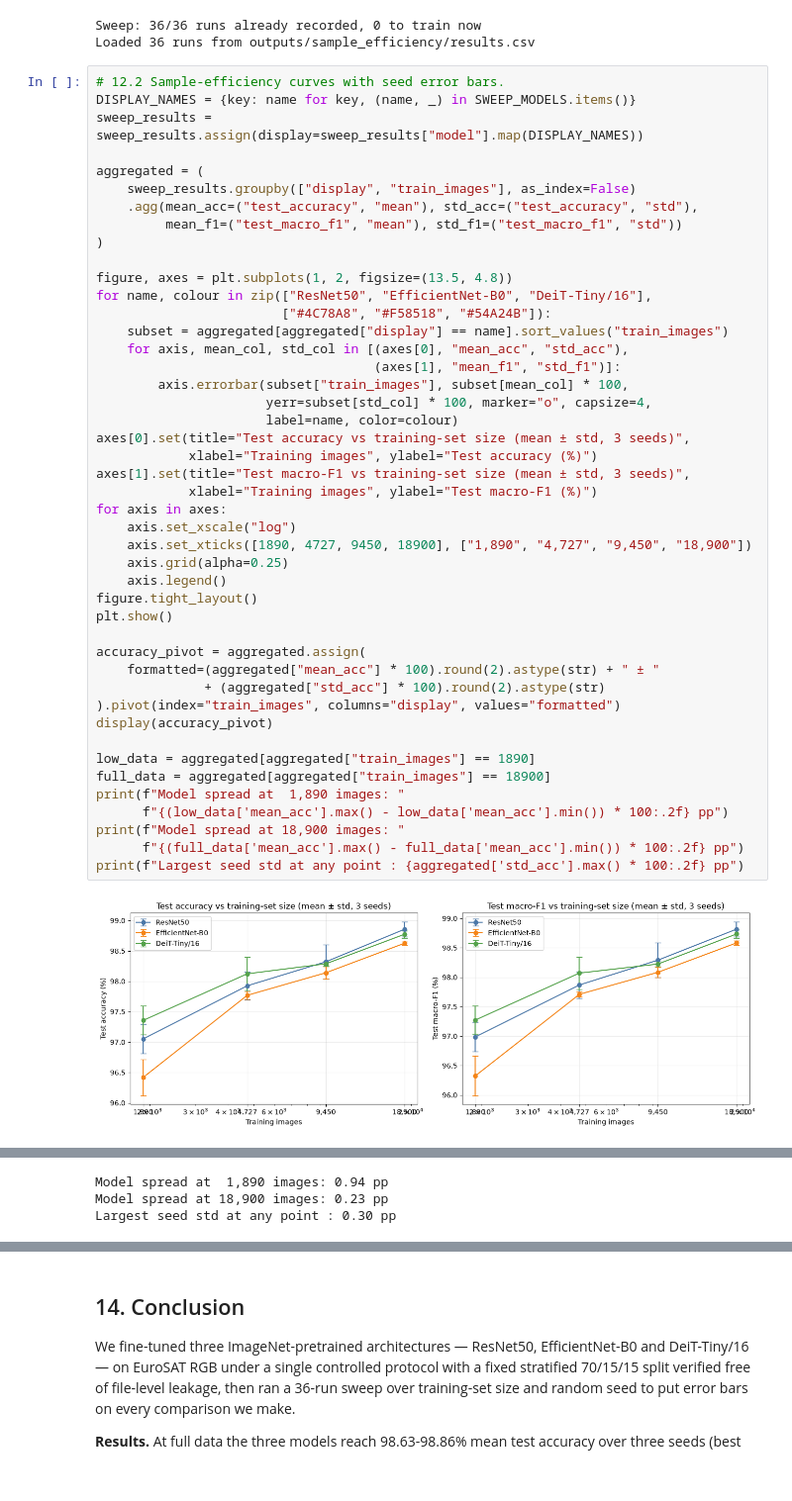
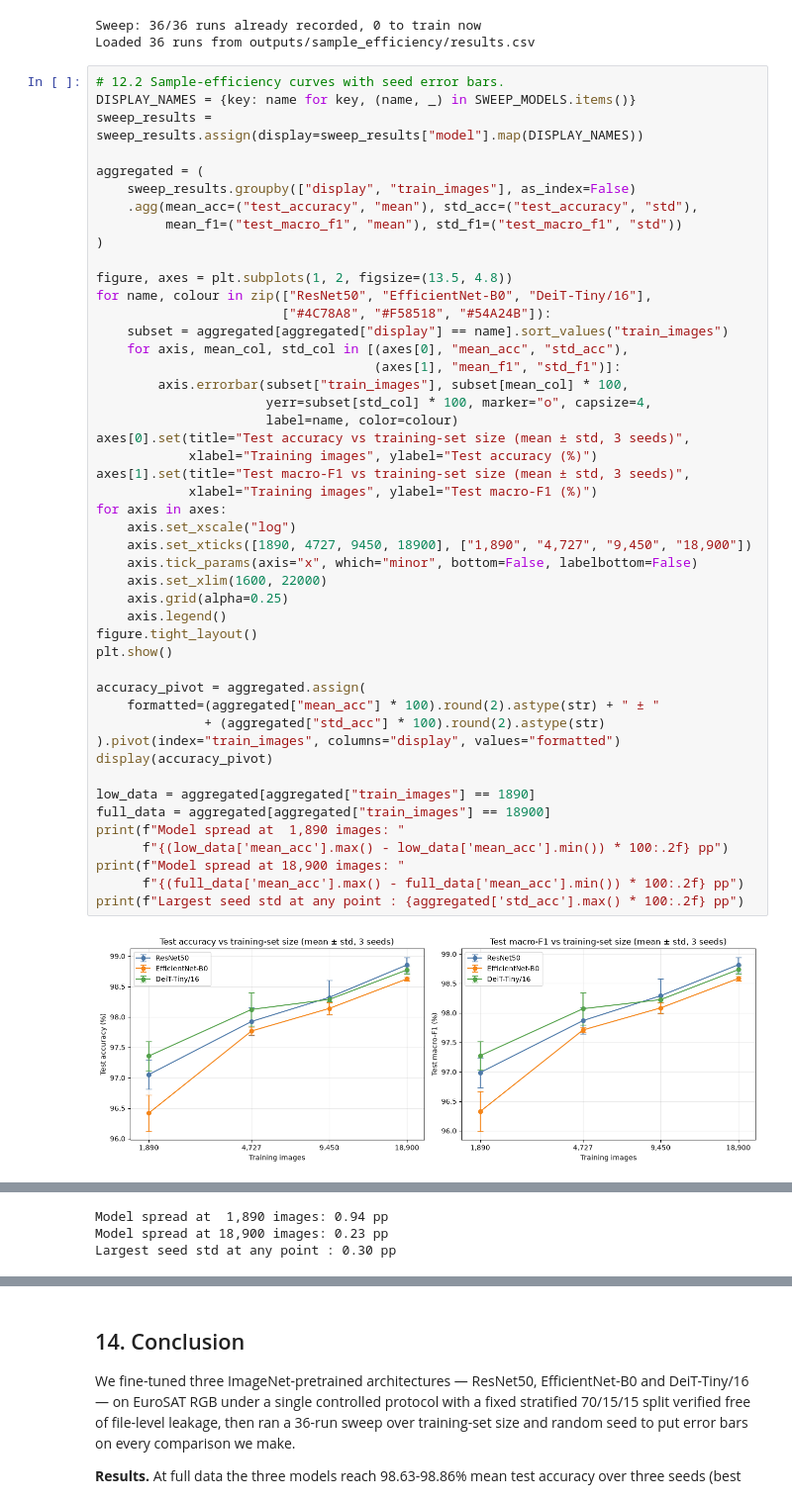
Before and after one commit to loy3z/9444-project-, a Jupyter notebook: COMP9444_EuroSAT_ResNet50_EfficientNet_DeiT_Integrated.ipynb, the cells around one changed output, grey strips where cells are left out. Shown at 99% size. Cells and saved outputs as stored; diff of their text form.

Commit message:
Refresh integrated notebook outputs and fix plot labels

```diff
--- a/COMP9444_EuroSAT_ResNet50_EfficientNet_DeiT_Integrated.ipynb
+++ b/COMP9444_EuroSAT_ResNet50_EfficientNet_DeiT_Integrated.ipynb
@@ -1321,34 +1321,36 @@ for name, colour in zip(["ResNet50", "EfficientNet-B0", "DeiT-Tiny/16"],
                                     (axes[1], "mean_f1", "std_f1")]:
         axis.errorbar(subset["train_images"], subset[mean_col] * 100,
                       yerr=subset[std_col] * 100, marker="o", capsize=4,
                       label=name, color=colour)
 axes[0].set(title="Test accuracy vs training-set size (mean ± std, 3 seeds)",
             xlabel="Training images", ylabel="Test accuracy (%)")
 axes[1].set(title="Test macro-F1 vs training-set size (mean ± std, 3 seeds)",
             xlabel="Training images", ylabel="Test macro-F1 (%)")
 for axis in axes:
     axis.set_xscale("log")
     axis.set_xticks([1890, 4727, 9450, 18900], ["1,890", "4,727", "9,450", "18,900"])
+    axis.tick_params(axis="x", which="minor", bottom=False, labelbottom=False)
+    axis.set_xlim(1600, 22000)
     axis.grid(alpha=0.25)
     axis.legend()
 figure.tight_layout()
 plt.show()
 
 accuracy_pivot = aggregated.assign(
     formatted=(aggregated["mean_acc"] * 100).round(2).astype(str) + " ± "
               + (aggregated["std_acc"] * 100).round(2).astype(str)
 ).pivot(index="train_images", columns="display", values="formatted")
 display(accuracy_pivot)
 
 low_data = aggregated[aggregated["train_images"] == 1890]
 full_data = aggregated[aggregated["train_images"] == 18900]
 print(f"Model spread at  1,890 images: "
       f"{(low_data['mean_acc'].max() - low_data['mean_acc'].min()) * 100:.2f} pp")
 print(f"Model spread at 18,900 images: "
       f"{(full_data['mean_acc'].max() - full_data['mean_acc'].min()) * 100:.2f} pp")
 print(f"Largest seed std at any point : {aggregated['std_acc'].max() * 100:.2f} pp")
 # %% [output]
-[figure, old version]
+[figure, new version]
 | display | DeiT-Tiny/16 | EfficientNet-B0 | ResNet50 |
 | train_images |  |  |  |
 | 1890 | 97.36 ± 0.24 | 96.42 ± 0.3 | 97.05 ± 0.24 |
```
Also changed, not shown: parts of 5 cells of this notebook.
